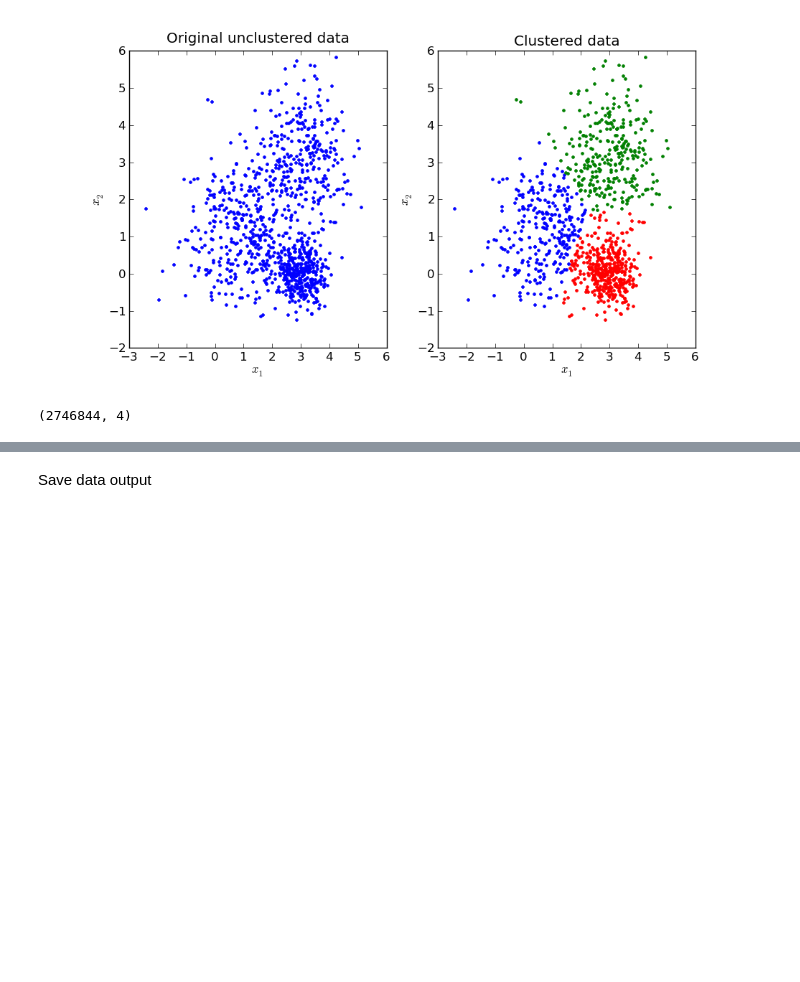
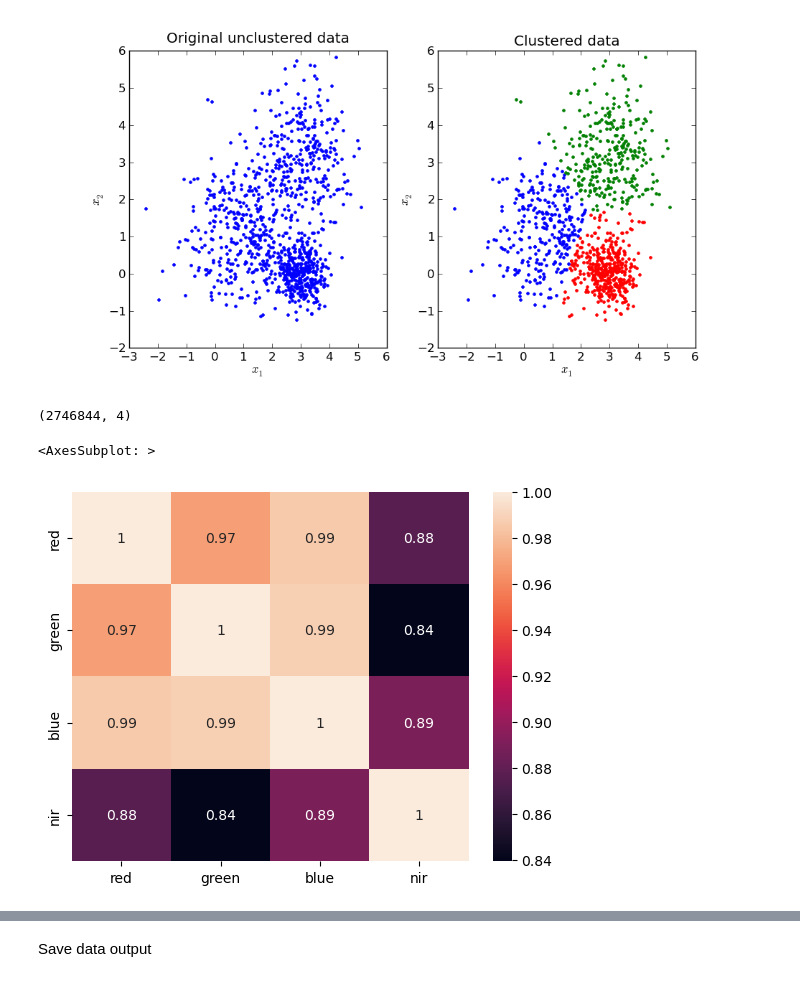
Before and after one commit to SammyGIS/mini_project, a Jupyter notebook: geoai/unsupervised_classification_ml.ipynb, the cells around one changed output, grey strips where cells are left out. Saved outputs shown, nothing was run; the diff lists cells and outputs as text; code cells hidden in the pictures; blank space fills up the shorter version.

```diff
--- a/geoai/unsupervised_classification_ml.ipynb
+++ b/geoai/unsupervised_classification_ml.ipynb
@@ -42,3 +44,9 @@ data.shape
 for i in range(1,nbands+1):
     band = image_dataset.GetRasterBand(i).ReadAsArray()
     data[:,i-1] = band.flatten()
+# %%
+df = pd.DataFrame(data, columns =['red','green','blue','nir'])
+sns.heatmap(df.corr(),annot=True)
+# %% [output]
+<AxesSubplot: >
+[figure, added]
```
Also changed, not shown: parts of 6 cells of this notebook, 6 other files.
